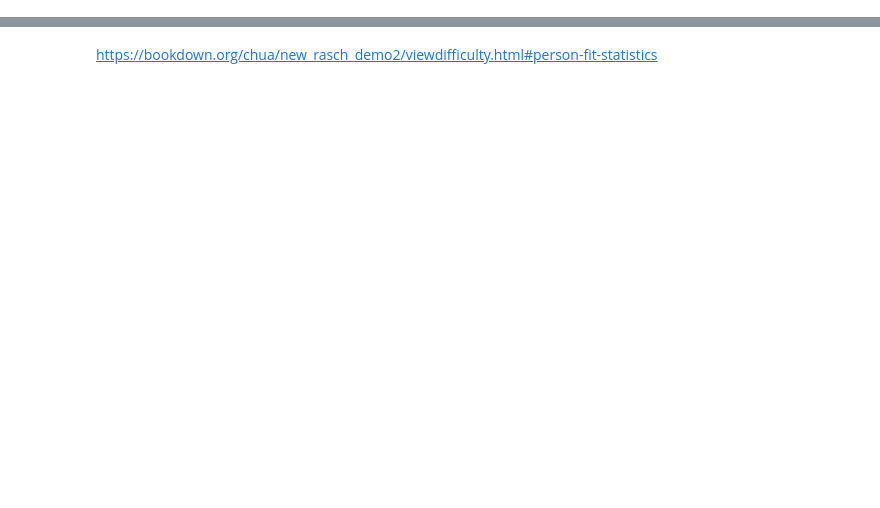
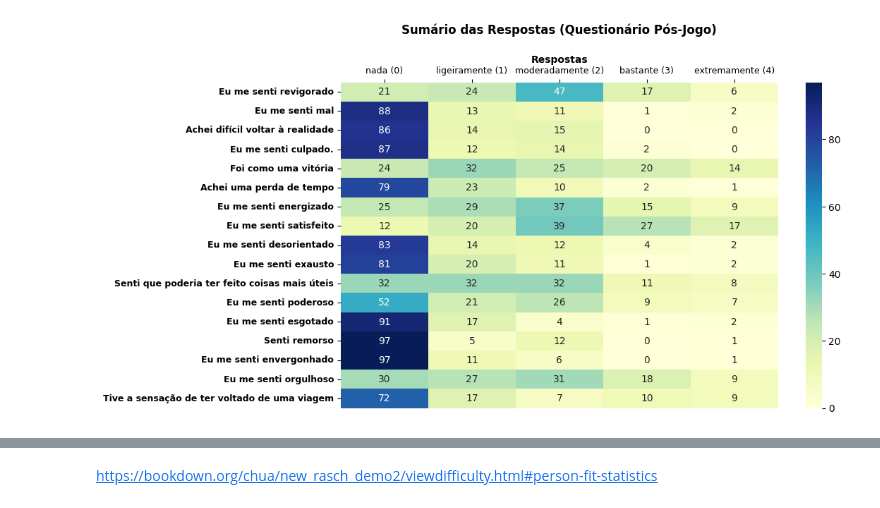
Before and after one commit to Rogerio-mack/game_q, a Jupyter notebook: geq.ipynb, the cells around one changed output, grey strips where cells are left out. Saved outputs shown, nothing was run; the diff lists cells and outputs as text; code cells hidden in the pictures; blank space fills up the shorter version.

```diff
--- a/geq.ipynb
+++ b/geq.ipynb
@@ -16,0 +24,17 @@ display(df.head())
+# %%
+def create_value_counts_dataframe(df):
+    new_df = pd.DataFrame(index=df.columns)
+    for col in df.columns:
+        value_counts = df[col].value_counts()
+        for value, count in value_counts.items():
+            new_df.loc[col, value] = count
+    return new_df
+
+df_counts = create_value_counts_dataframe(df)
+
+df_counts= df_counts.iloc[:, [2, 1, 0, 3, 4]]
+df_counts['total'] = df_counts.sum(axis=1)
+df_counts.fillna(0, inplace=True)
+df_counts = df_counts.astype(int)
+
+display(df_counts)
@@ -17 +60,21 @@ display(df.head())
+# %%
+plt.figure(figsize=(10, 6))
+ax = sns.heatmap(df_counts.drop(columns='total'), annot=True, fmt=".0f", cmap="YlGnBu")
+
+ax.set_title("Sumário das Respostas (Questionário " + questionario + ")\n",fontsize=12,weight='bold')
+# plt.xlabel("Respostas") # Remove the xlabel
+
+ax.set_xticks(ax.get_xticks(),ax.get_xticklabels(),rotation=0,fontsize=9)
+ax.set_yticks(ax.get_yticks(),ax.get_yticklabels(),rotation=0,fontsize=9, weight='bold')
+
+# Place x-axis labels on top
+ax.xaxis.tick_top() # Move x-axis ticks to the top
+ax.xaxis.set_label_position('top') # Move x-axis label to the top
+
+# Set the xlabel
+ax.set_xlabel("Respostas", fontsize=10, weight='bold')
+
+plt.show()
+# %% [output]
+[figure, added]
 # %%
```
Also changed, not shown: parts of 58 cells of this notebook.
